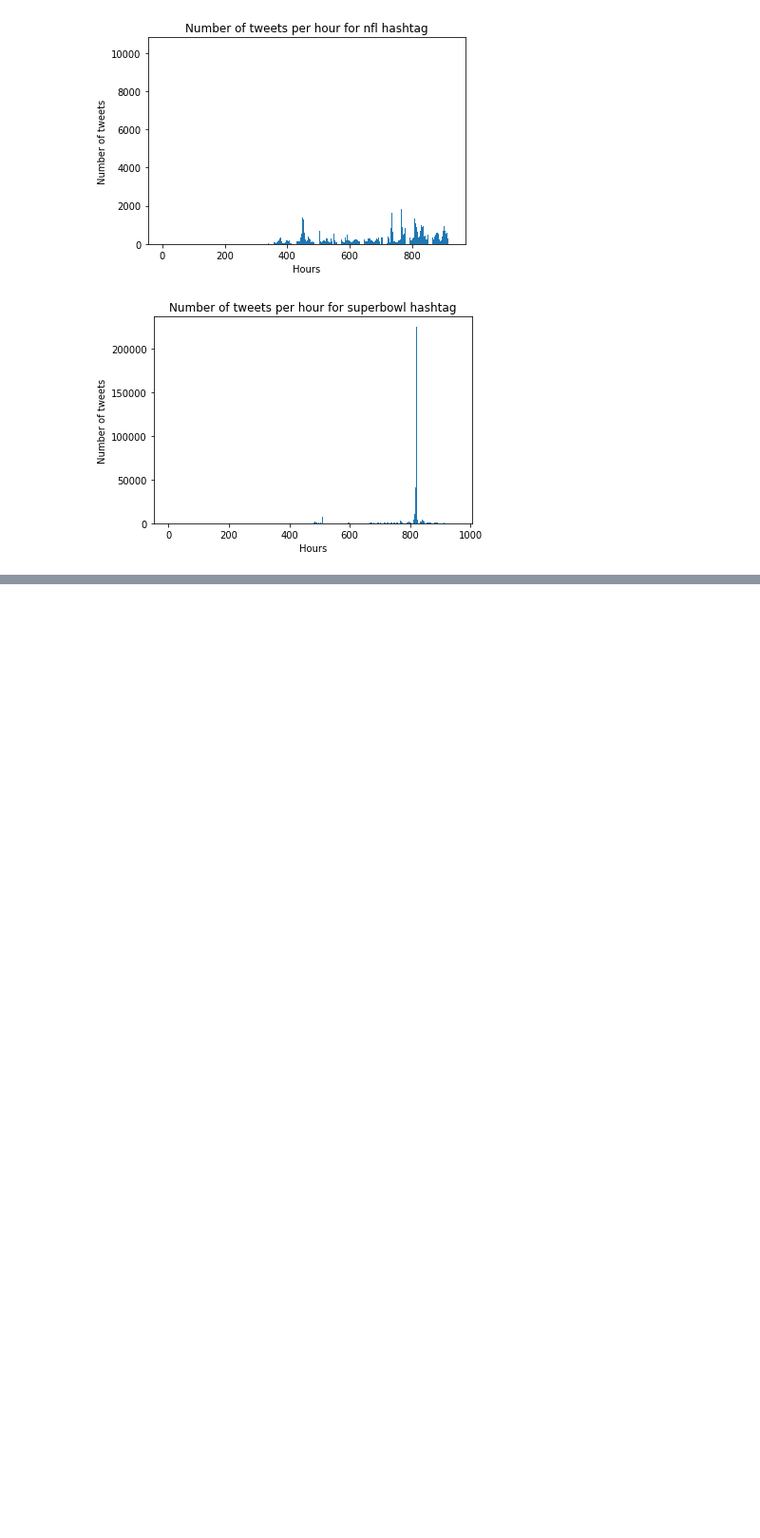
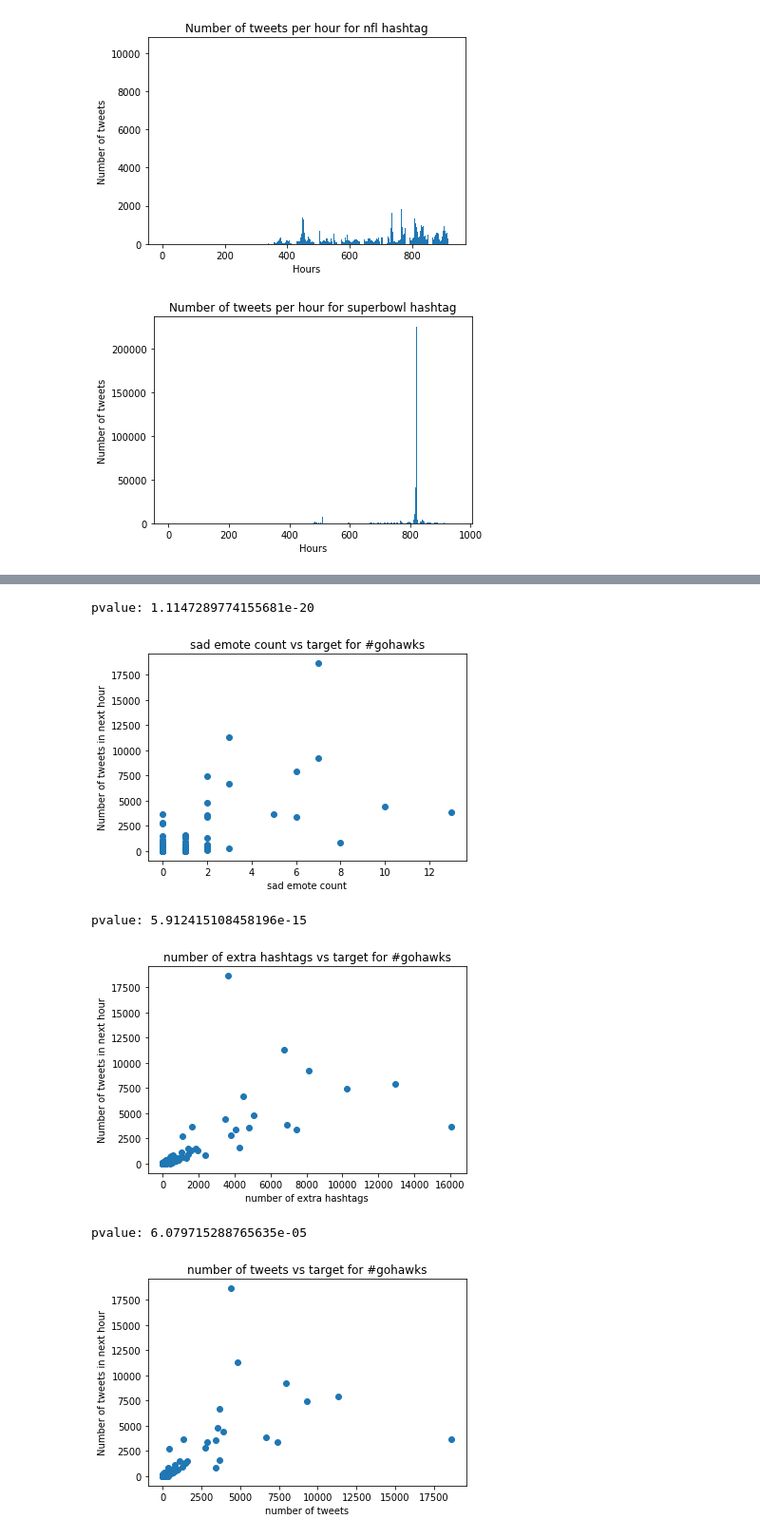
Before and after one commit to sbauersfeld/ECE219, a Jupyter notebook: Project5/part1.ipynb, the cells around one changed output, grey strips where cells are left out. Shown at 95% size. Cells and saved outputs as stored; diff of their text form; code cells hidden in the pictures; blank space fills up the shorter version.

```diff
--- a/Project5/part1.ipynb
+++ b/Project5/part1.ipynb
@@ -7,6 +7,14 @@ import matplotlib.pyplot as plt
 import statsmodels.api as sm
 from sklearn.metrics import mean_squared_error, r2_score
 from sklearn.model_selection import train_test_split
+import nltk
+# nltk.download('sentiwordnet')
+from nltk.corpus import sentiwordnet as swn
+from nltk.corpus import wordnet as wn
+from nltk.tag import pos_tag
+from nltk.corpus import stopwords
+from nltk.stem import WordNetLemmatizer
+lemmatizer = WordNetLemmatizer()
 
 PST_TZ = pytz.timezone('America/Los_Angeles')
 
@@ -208,5 +268,5 @@ def GetDataFeatures(filepath, hashtag=""):
 # %%
-def ScoreOLS(data, targets):
+def ScoreOLS(data, targets, verbose=True, return_ps=False):
     data = sm.add_constant(data)
     model = sm.OLS(targets, data)
     results = model.fit()
@@ -215,10 +275,13 @@ def ScoreOLS(data, targets):
     mse = mean_squared_error(targets, preds)
     r2 = r2_score(targets, preds)
 
-    print("mse:", mse)
-    print("r2:", r2)
-    print("tvalues:", results.tvalues)
-    print("pvalues:", results.pvalues)
+    if verbose:
+        print("mse:", mse)
+        print("r2:", r2)
+        print("tvalues:", results.tvalues)
+        print("pvalues:", results.pvalues)
+    if return_ps:
+        return results.pvalues
 # %%
 for file, hashtag in zip(ALL_FILES, ALL_HASHTAGS):
     data, targets = GetDataFeatures(file)
@@ -244,3 +307,8 @@ tvalues: [ -0.41379499   5.48321546   4.23812302 -21.4726275   12.58014466
   -1.57933626]
 pvalues: [6.79117354e-01 5.34996023e-08 2.47299661e-05 9.82943706e-84
  1.09494540e-33 1.14590784e-01]
+# %%
+gohawks_data, gohawks_targets = GetDataFeatures(GOHAWKS, "#gohawks")
+print("Results for #gohawks")
+print("data shape:", gohawks_data.shape)
+ScoreOLS(gohawks_data, gohawks_targets)
@@ -246,0 +429,25 @@ pvalues: [6.79117354e-01 5.34996023e-08 2.47299661e-05 9.82943706e-84
+# %%
+all_measures = ["number of tweets", "number of retweets", "number of followers", "max number of followers",
+               "hour of the day", "mention count", "url ratio", "happy emote count", "sad emote count",
+               "number of extra hashtags", "length of hashtag", "number of case-sensitive variations", "unique author count",
+               "retweet ratio", "mention ratio", "author ratio", "positive sentiment score", "negative sentiment score"]
+
+def PlotPValues(data, target, pvalues, hashtag):
+    inds = np.argsort(pvalues)[:3] - 1
+    for i in range(3):
+        print("pvalue:", pvalues[inds[i]+1])
+        plt.scatter(data[:, inds[i]], target)
+        plt.title("{} vs target for {}".format(all_measures[inds[i]], hashtag))
+        plt.xlabel(all_measures[inds[i]])
+        plt.ylabel("Number of tweets in next hour")
+        plt.show()
+# %%
+pvalues = ScoreOLS(gohawks_data, gohawks_targets, verbose=False, return_ps=True)
+PlotPValues(gohawks_data, gohawks_targets, pvalues, "#gohawks")
+# %% [output]
+pvalue: 1.1147289774155681e-20
+[figure, added]
+pvalue: 5.912415108458196e-15
+[figure, added]
+pvalue: 6.079715288765635e-05
+[figure, added]
```
Also changed, not shown: parts of 14 cells of this notebook.
